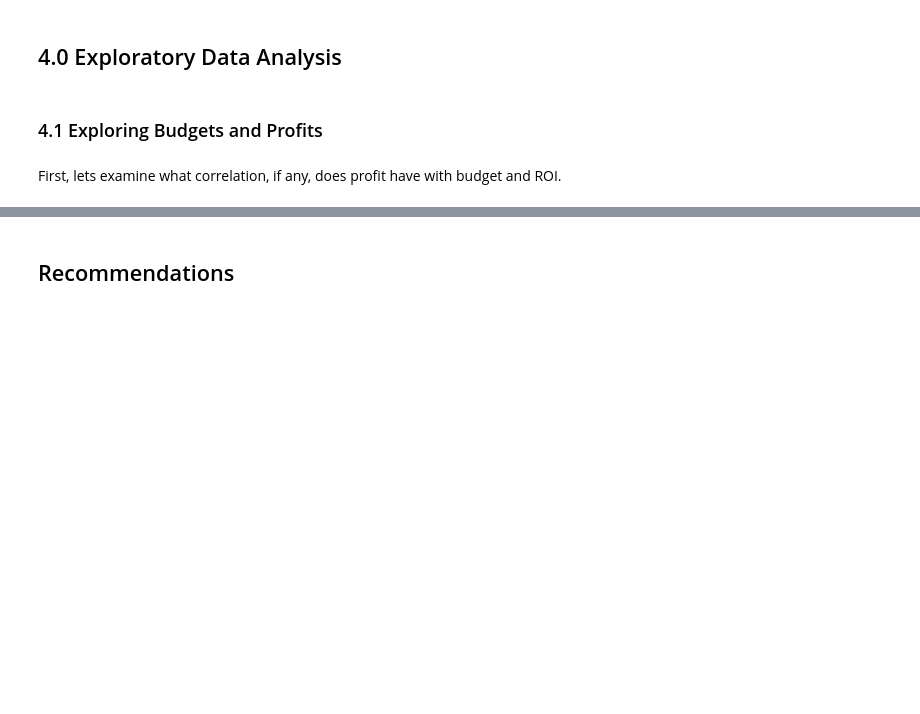
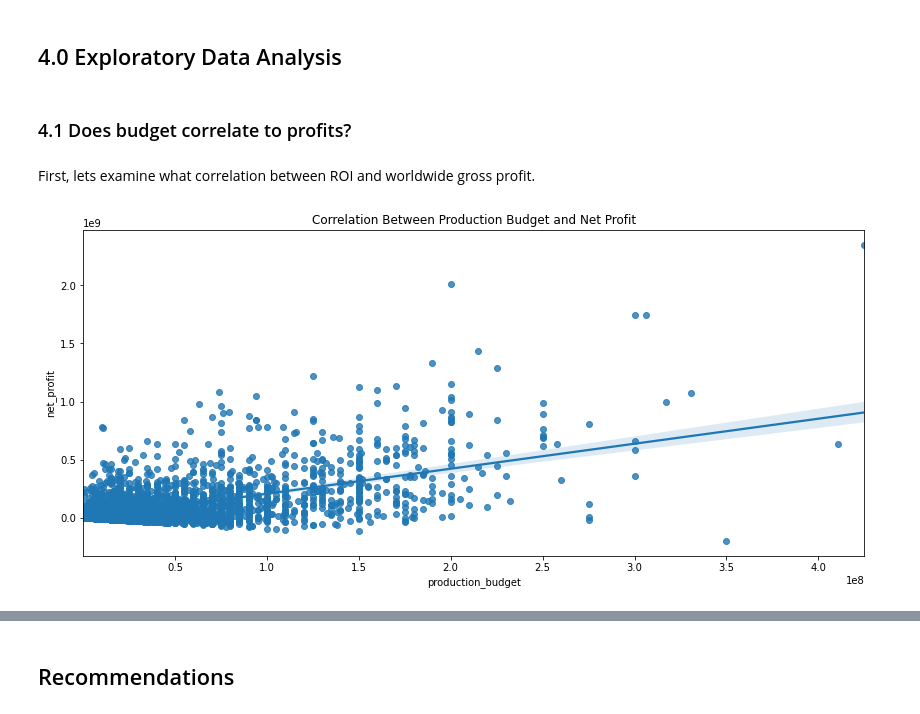
Before and after one commit to valentinav21/microsoft-movie-analysis, a Jupyter notebook: notebook.ipynb, the cells around one changed output, grey strips where cells are left out. Drawn from its saved outputs; the diff is of its cells as text; code cells hidden in the pictures; blank space fills up the shorter version.

```diff
--- a/notebook.ipynb
+++ b/notebook.ipynb
@@ -415,9 +415,10 @@ $$
 ROI = \frac{Net Gross}{Production Budget} * 100
 $$
 # %%
+#Adding Net Profit Column
+numbers_df['net_profit'] = numbers_df['worldwide_gross'] - numbers_df['production_budget']
 #Adding ROI Column
-numbers_df['ROI'] = (numbers_df['worldwide_gross'] - numbers_df['production_budget']) \
-                    / numbers_df['production_budget'] * 100
+numbers_df['ROI'] = numbers_df['net_profit'] / numbers_df['production_budget'] * 100
 
 numbers_df['ROI'] = numbers_df['ROI'].round(decimals=2)
 
@@ -651,7 +633,18 @@ Ang Lee             0.011765
 Name: name, dtype: float64
 # %% [markdown]
 ## 4.0 Exploratory Data Analysis
-# %% [markdown]
-### 4.1 Exploring Budgets and Profits
+# %% [markdown]
+### 4.1 Does budget correlate to profits?
 # %% [markdown]
-First, lets examine what correlation, if any, does profit have with budget and ROI.
+First, lets examine what correlation between ROI and worldwide gross profit.
+# %%
+# Set the width and height
+plt.figure(figsize=(14,6))
+
+#Add title
+plt.title('Correlation Between Production Budget and Net Profit')
+
+#Create plot
+sns.regplot(x=numbers_df['production_budget'],y=numbers_df['net_profit']);
+# %% [output]
+[figure, added]
```
Also changed, not shown: parts of 17 cells of this notebook.
